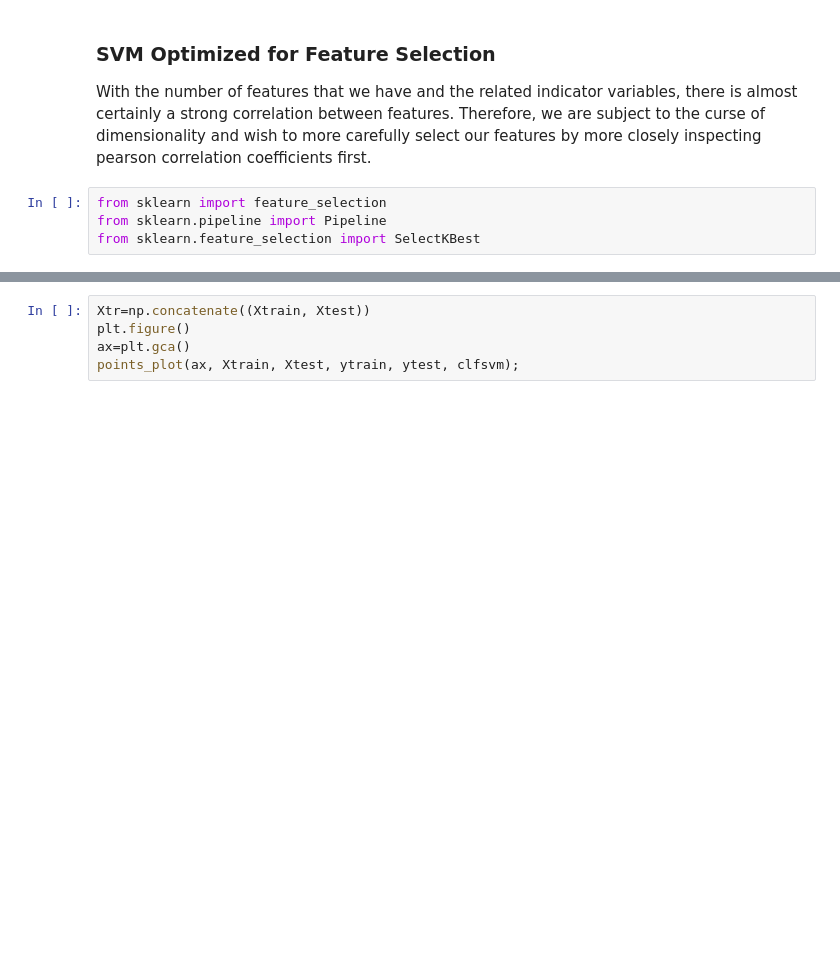
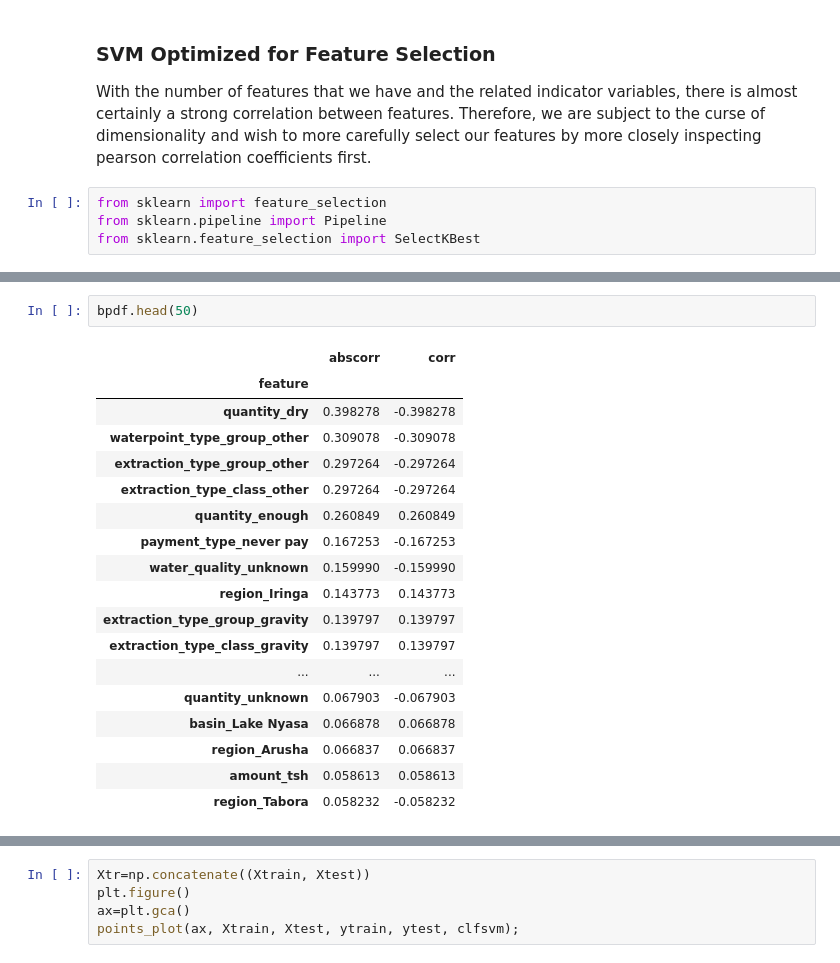
Before and after one commit to lhz1029/WellWatchers, a Jupyter notebook: Data_Exploration_and_Models_Cindy.ipynb, the cells around one changed output, grey strips where cells are left out. Drawn from its saved outputs; the diff is of its cells as text; blank space fills up the shorter version.

```diff
--- a/Data_Exploration_and_Models_Cindy.ipynb
+++ b/Data_Exploration_and_Models_Cindy.ipynb
@@ -515 +627,22 @@ df_lab_change = df_formatted.replace({'status_group': status_dict})
+# %%
+bpdf.head(50)
+# %% [output]
+|  | abscorr | corr |
+| feature |  |  |
+| quantity_dry | 0.398278 | -0.398278 |
+| waterpoint_type_group_other | 0.309078 | -0.309078 |
+| extraction_type_group_other | 0.297264 | -0.297264 |
+| extraction_type_class_other | 0.297264 | -0.297264 |
+| quantity_enough | 0.260849 | 0.260849 |
+| payment_type_never pay | 0.167253 | -0.167253 |
+| water_quality_unknown | 0.159990 | -0.159990 |
+| region_Iringa | 0.143773 | 0.143773 |
+| extraction_type_group_gravity | 0.139797 | 0.139797 |
+| extraction_type_class_gravity | 0.139797 | 0.139797 |
+| ... | ... | ... |
+| quantity_unknown | 0.067903 | -0.067903 |
+| basin_Lake Nyasa | 0.066878 | 0.066878 |
+| region_Arusha | 0.066837 | 0.066837 |
+| amount_tsh | 0.058613 | 0.058613 |
+| region_Tabora | 0.058232 | -0.058232 |
 # %%
```
Also changed, not shown: parts of 45 cells of this notebook.
